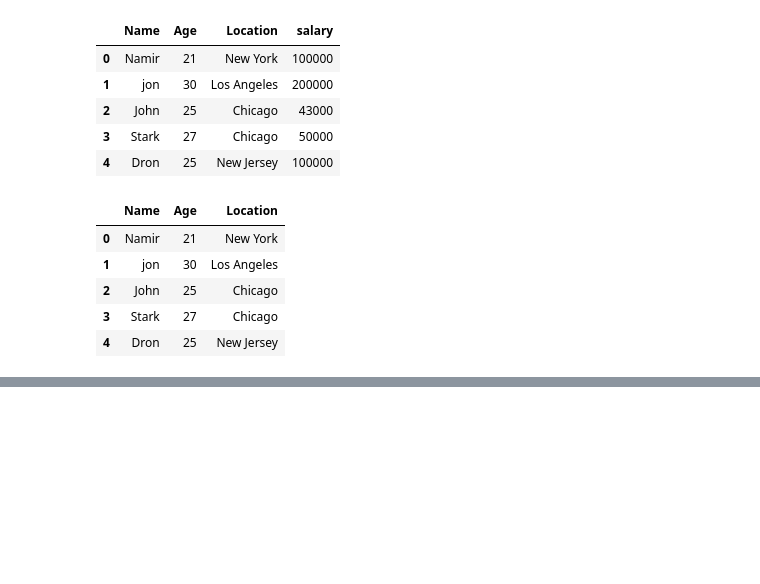
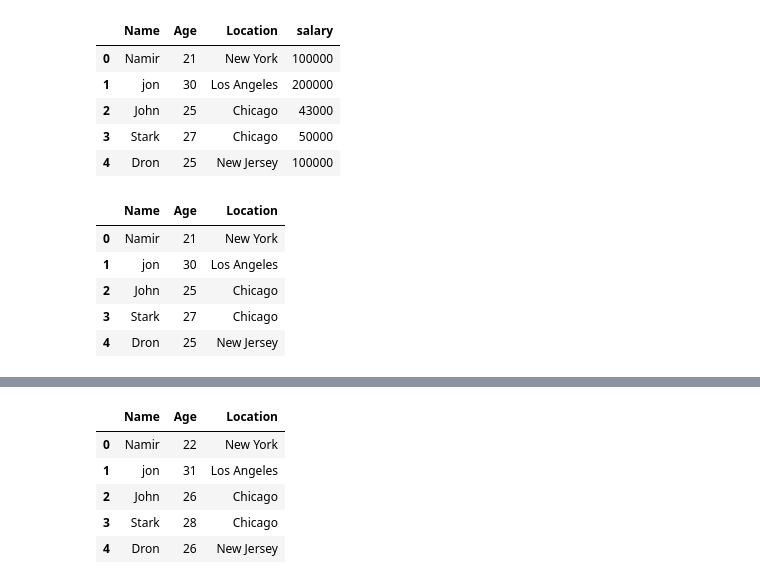
Before and after one commit to Namir50/Data-Science-Machine-learning-tutorial, a Jupyter notebook: Pandas/1.ipynb, the cells around one changed output, grey strips where cells are left out. Drawn from its saved outputs; the diff is of its cells as text; code cells hidden in the pictures; blank space fills up the shorter version.

```diff
--- a/Pandas/1.ipynb
+++ b/Pandas/1.ipynb
@@ -267,0 +277,2 @@ data2.drop('salary',axis = 1)  #axis = 1 since it is a column and for column it
+# %%
+data2.drop('salary',axis = 1, inplace = True)
@@ -267,0 +288,11 @@ data2.drop('salary',axis = 1)  #axis = 1 since it is a column and for column it
+# %%
+data2['Age'] = data2['Age']+1
+# %%
+data2
+# %% [output]
+|  | Name | Age | Location |
+| 0 | Namir | 22 | New York |
+| 1 | jon | 31 | Los Angeles |
+| 2 | John | 26 | Chicago |
+| 3 | Stark | 28 | Chicago |
+| 4 | Dron | 26 | New Jersey |
```
Also changed, not shown: parts of 2 cells of this notebook.
